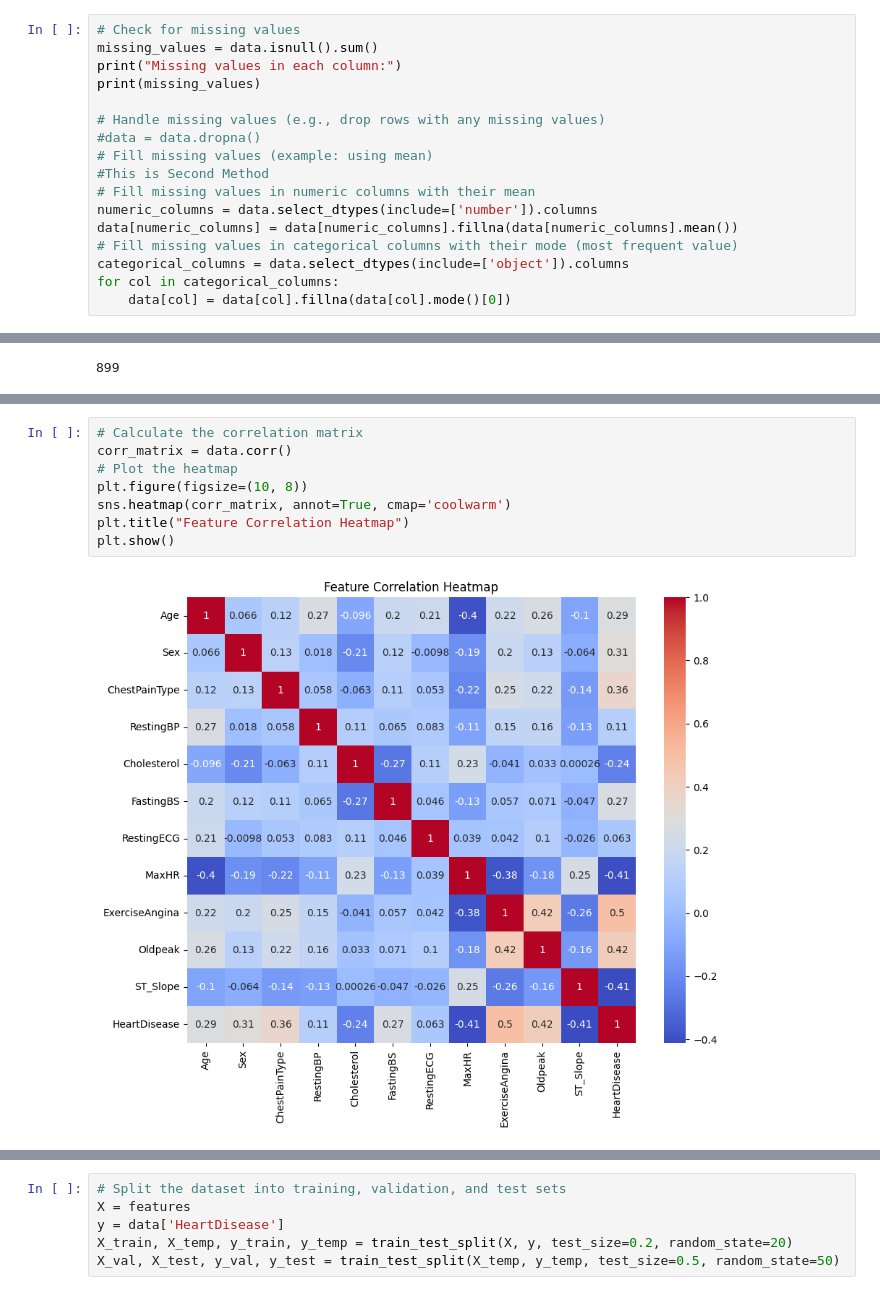
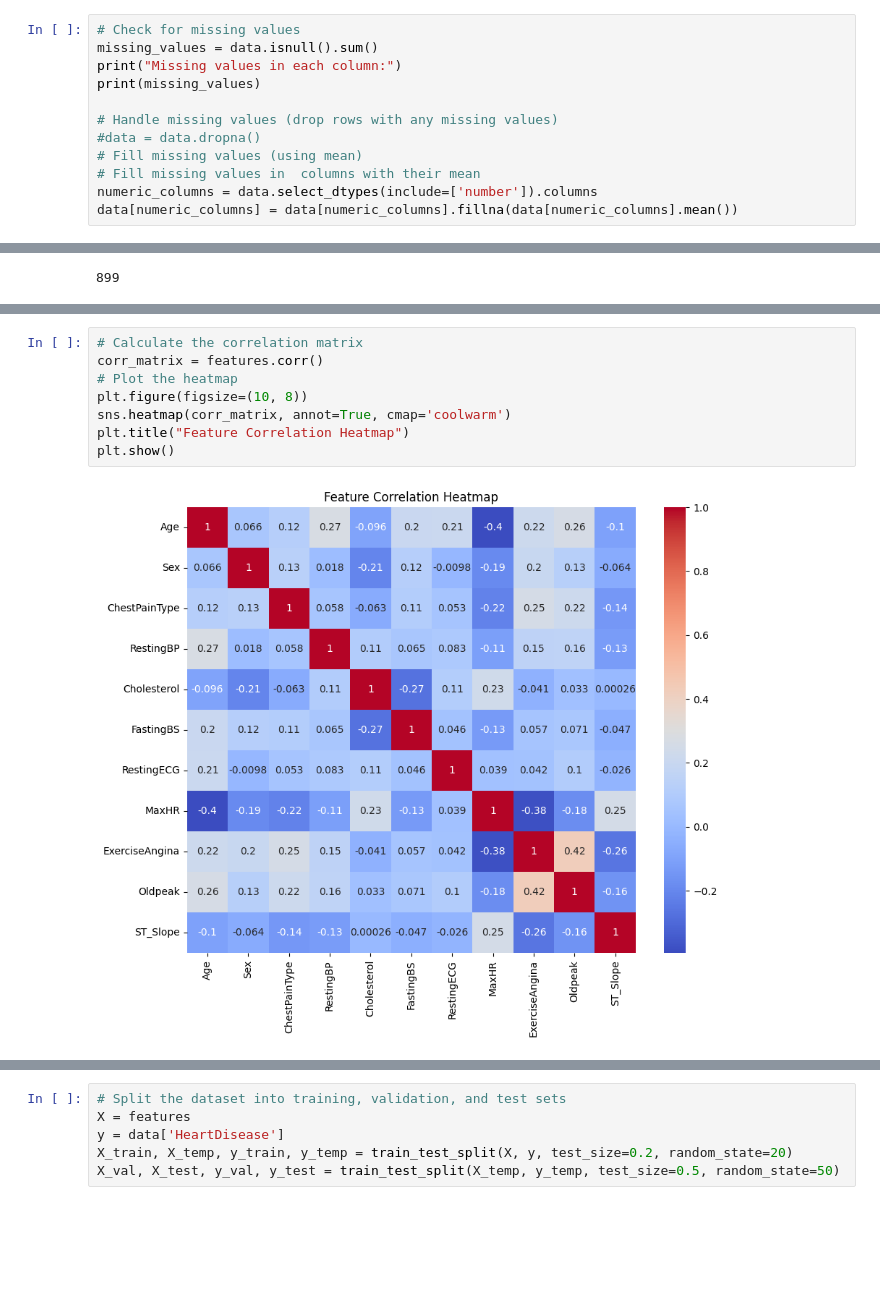
Before and after one commit to mstafahasan/Heart-Failure-Prediction_MLProject, a Jupyter notebook: milestone1_Machine_learning_project.ipynb, the cells around one changed output, grey strips where cells are left out. Saved outputs shown, nothing was run; the diff lists cells and outputs as text; blank space fills up the shorter version.

```diff
--- a/milestone1_Machine_learning_project.ipynb
+++ b/milestone1_Machine_learning_project.ipynb
@@ -125,17 +122,12 @@ missing_values = data.isnull().sum()
 print("Missing values in each column:")
 print(missing_values)
 
-# Handle missing values (e.g., drop rows with any missing values)
+# Handle missing values (drop rows with any missing values)
 #data = data.dropna()
-# Fill missing values (example: using mean)
-#This is Second Method
-# Fill missing values in numeric columns with their mean
+# Fill missing values (using mean)
+# Fill missing values in  columns with their mean
 numeric_columns = data.select_dtypes(include=['number']).columns
 data[numeric_columns] = data[numeric_columns].fillna(data[numeric_columns].mean())
-# Fill missing values in categorical columns with their mode (most frequent value)
-categorical_columns = data.select_dtypes(include=['object']).columns
-for col in categorical_columns:
-    data[col] = data[col].fillna(data[col].mode()[0])
 # %% [output]
 Missing values in each column:
 Age               0
@@ -233,11 +218,11 @@ plt.show()
 [figure]
 # %%
 # Calculate the correlation matrix
-corr_matrix = data.corr()
+corr_matrix = features.corr()
 # Plot the heatmap
 plt.figure(figsize=(10, 8))
 sns.heatmap(corr_matrix, annot=True, cmap='coolwarm')
 plt.title("Feature Correlation Heatmap")
 plt.show()
 # %% [output]
-[figure, old version]
+[figure, new version]
```
Also changed, not shown: parts of 14 cells of this notebook, 1 other file.
